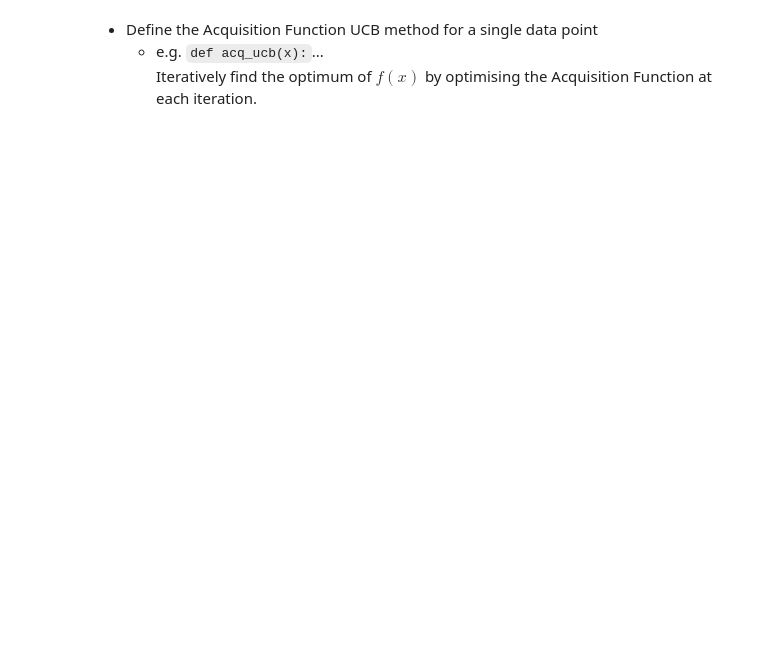
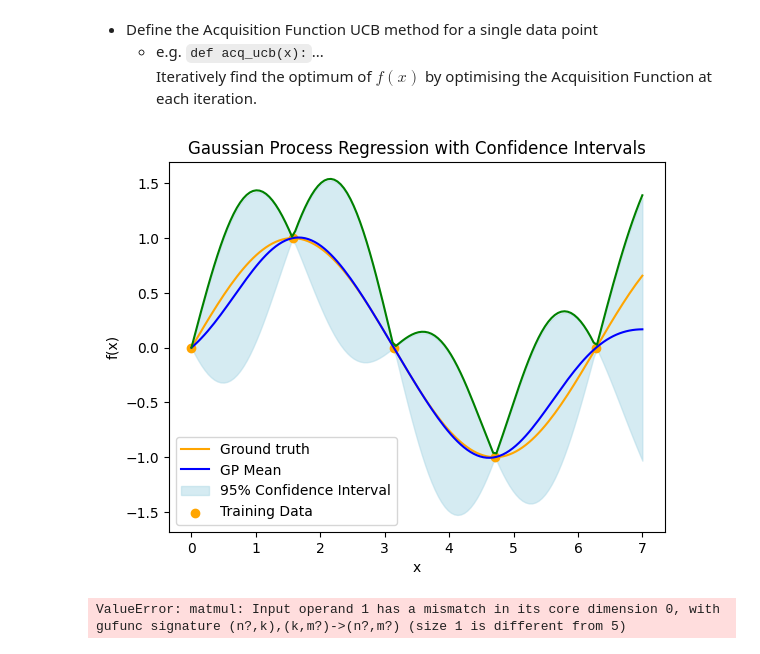
Before and after one commit to lcubrilo/tCSC-ML-Split-2024, a Jupyter notebook: exercise3/task1a.ipynb, the cells around one changed output. Saved outputs shown, nothing was run; the diff lists cells and outputs as text; code cells hidden in the pictures; blank space fills up the shorter version.

Commit message:
Attempt to finish 1a (some dimensionality error)

```diff
--- a/exercise3/task1a.ipynb
+++ b/exercise3/task1a.ipynb
@@ -99,13 +104,35 @@ plot_gp_with_confidence(x_train, y_train, x_test, meann, variancee)
  * Define the Acquisition Function UCB method for a single data point
     * e.g. `def acq_ucb(x):`...
 Iteratively find the optimum of $f(x)$ by optimising the Acquisition Function at each iteration.
-# %%
-lambdaa = 2.0
-# lambdaa = 0.5
-# lambdaa = 5.0
-def upper_confidence_bound():
-    return np.add(meann, np.multiply(lambdaa, variancee))
-
-plot_gp_with_confidence(x_train, y_train, x_test, meann, variancee, show=False)
-plt.plot(x_test, upper_confidence_bound(), color="green", label=f"UCB lambda={lambdaa}")
-plt.show()
+# %%
+lambdaa = 2.0  # Exploration-exploitation parameter
+
+# Modify UCB to accept a single test point
+def upper_confidence_bound(x_single):
+    # Compute the kernel between the new point and the training points
+    K_test_train_single = rbf_kernel([x_single], x_train)  # Shape (1, N)
+    K_test_test_single = rbf_kernel([x_single], [x_single])  # Shape (1, 1)
+
+    # Calculate the mean for this specific point
+    mean_single = mean(K_test_train_single, K_train_train, y_train)
+
+    # Calculate the variance for this specific point
+    variance_single = variance(K_test_test_single, K_test_train_single, K_train_train, K_test_train_single.T)
+
+    # Ensure variance is not zero by adding a small epsilon (to avoid divide by zero)
+    variance_single = np.diag(variance_single) + 1e-8  # Small epsilon added
+
+    # Calculate UCB for the single point
+    return mean_single + lambdaa * np.sqrt(variance_single)
+
+
+# Adjust negative_ucb to optimize UCB at a single point
+def negative_ucb(x_test_single):
+    return -upper_confidence_bound(x_test_single)
+
+plot_gp_with_confidence(x_train, y_train, x_test, meann, variancee, show=False)
+ucb_vals = [upper_confidence_bound(el) for el in x_test]
+plt.plot(x_test, ucb_vals, color="green", label=f"UCB lambda={lambdaa}")
+plt.show()
+# %% [output]
+[figure, added]
@@ -111,0 +165,38 @@ plt.show()
+# %%
+from scipy.optimize import minimize
+
+# Assume the initial kernel matrices are already computed
+K_train_train = rbf_kernel(x_train, x_train)
+K_test_train = rbf_kernel(x_test, x_train)
+
+n_iterations = 10  # Number of iterations
+for i in range(n_iterations):
+    # Step 1: Optimize the acquisition function (UCB) to find the next point
+    res = minimize(negative_ucb, x0=np.random.uniform(minn, maxx), bounds=[(minn, maxx)])
+    x_next = res.x
+
+    # Step 2: Evaluate the true function at this new point
+    y_next = sin(x_next)  # This is the true function, replace with your actual function
+
+    # Step 3: Add the new point to the training data
+    x_train = np.append(x_train, x_next)
+    y_train = np.append(y_train, y_next)
+
+    # Step 4: Efficiently update the kernel matrices
+    K_train_train = update_kernel_matrix(K_train_train, x_train[:-1], x_next, rbf_kernel)
+    K_test_train = update_test_kernel_matrix(K_test_train, x_test, x_next, rbf_kernel)
+
+    # Step 5: Recompute the mean and variance using the updated kernel matrices
+    meann = mean(K_test_train, K_train_train, y_train)
+    variancee_mat = variance(K_test_test, K_test_train, K_train_train, np.transpose(K_test_train))
+    variancee = np.diag(variancee_mat)
+
+    # Step 6: Plot the updated GP and UCB
+    plot_gp_with_confidence(x_train, y_train, x_test, meann, variancee, show=False)
+    plt.plot(x_test, upper_confidence_bound(x_test), color="green", label=f"UCB lambda={lambdaa}")
+    plt.legend()
+    plt.show()
+
+    print(f"Iteration {i+1}, x_next = {x_next}, f(x_next) = {y_next}")
+# %% [output]
+ValueError: matmul: Input operand 1 has a mismatch in its core dimension 0, with gufunc signature (n?,k),(k,m?)->(n?,m?) (size 1 is different from 5)
```
Also changed, not shown: parts of 3 cells of this notebook.
